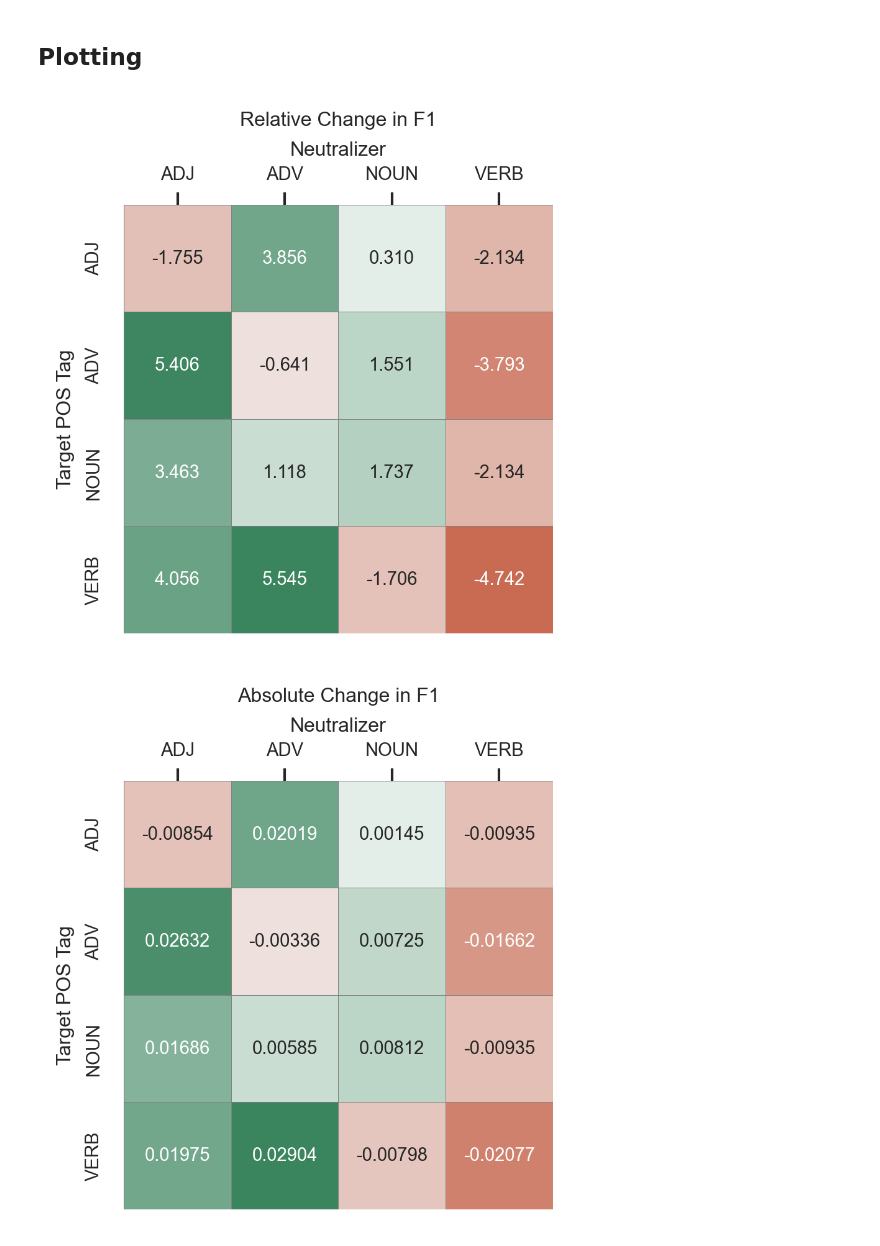
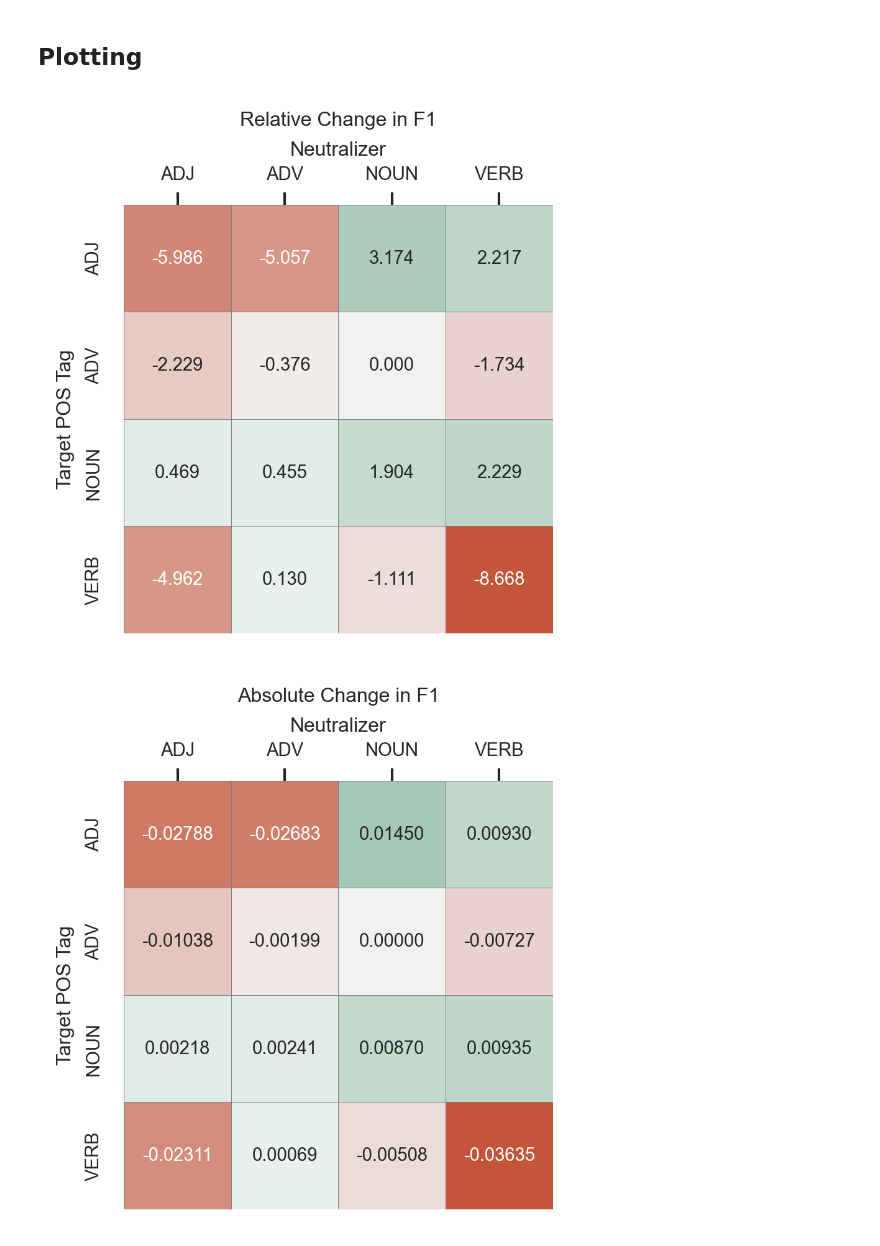
Before and after one commit to thesofakillers/infoshare, a Jupyter notebook: notebooks/lswsd_xtask.ipynb, the cells around one changed output. Saved outputs shown, nothing was run; the diff lists cells and outputs as text; code cells hidden in the pictures.

Commit message:
recompute lswsd xtask plots with centroids from same corpus

```diff
--- a/notebooks/lswsd_xtask.ipynb
+++ b/notebooks/lswsd_xtask.ipynb
@@ -125,7 +130,7 @@ named_sense_metadata
 
 First, let's look at what the baseline performance for each POS tag, since this can be informative.
 # %%
-lswsd_baseline = utils.get_baseline_series(lswsd_eval_path, 'f1')
+lswsd_baseline = utils.get_baseline_series(lswsd_eval_path, METRIC)
 # %%
 # here it is per-class
 lswsd_baseline
@@ -198,7 +203,7 @@ Now, let's do the same, but subtract POS centroids. Once again, we'll group by P
 # %%
 # first, let's get the cross-neutralised perfs
 # %%
-lswsd_xn_f1 = utils.get_xneutr_df(
-    f"{lswsd_eval_path}_*/events*", suffix_filter=r"^([A-Z]+)$", metric_name="f1"
+lswsd_xn_metric = utils.get_xneutr_df(
+    f"{lswsd_eval_path}_*/events*", suffix_filter=r"^([A-Z]+)$", metric_name=METRIC
 ).T
 # %%
@@ -251,24 +256,24 @@ def perf_by_pos(sense_perf_series:pd.core.series.Series, sense_metadata:Dict):
 
     return named_pos_baseline
 # %%
-lswsd_xn_f1_by_pos = lswsd_xn_f1[2:].apply(
+lswsd_xn_metric_by_pos = lswsd_xn_metric[2:].apply(
     perf_by_pos, axis=0, sense_metadata=named_sense_metadata, result_type="expand"
 )
-lswsd_xn_f1_by_pos.index.name = "Target"
-lswsd_xn_f1_by_pos = lswsd_xn_f1_by_pos[keep_pos]
+lswsd_xn_metric_by_pos.index.name = "Target"
+lswsd_xn_metric_by_pos = lswsd_xn_metric_by_pos[keep_pos]
 # %% [markdown]
 Now that we have grouped XN accuracies by POS tag, we can compute performance change with our baseline series
 # %%
-pos_grouped_f1_change_rel = utils.compute_perf_change(
+pos_grouped_metric_change_rel = utils.compute_perf_change(
     lswsd_pos_baseline,
-    lswsd_xn_f1_by_pos.T,
+    lswsd_xn_metric_by_pos.T,
     None,
     suffix_filter=r"^([A-Z]+)$",
     change="rel",
 )
-pos_grouped_f1_change_abs = utils.compute_perf_change(
+pos_grouped_metric_change_abs = utils.compute_perf_change(
     lswsd_pos_baseline,
-    lswsd_xn_f1_by_pos.T,
+    lswsd_xn_metric_by_pos.T,
     None,
     suffix_filter=r"^([A-Z]+)$",
     change="abs",
@@ -279,7 +284,7 @@ pos_grouped_f1_change_abs = utils.compute_perf_change(
 sns.set_context("paper", font_scale=0.8)
 f, ax1 = plt.subplots(1, 1, figsize=(COLWIDTH, COLWIDTH), dpi=300)
 ax1 = sns.heatmap(
-    pos_grouped_f1_change_rel * 100,
+    pos_grouped_metric_change_rel * 100,
     annot=True,
     annot_kws={"fontsize": 7},
     fmt="0.3f",
@@ -297,35 +302,35 @@ ax1.set_ylabel("Target POS Tag")
 ax1.set_xlabel("Neutralizer")
 ax1.xaxis.tick_top()
 ax1.xaxis.set_label_position('top')
-ax1.set_title("Relative Change in F1")
+ax1.set_title(f"Relative Change in {METRIC.upper()}")
 plt.tight_layout()
 plt.show()
 # %% [output]
-[figure, old version]
+[figure, new version]
 # %%
 sns.set_context("paper", font_scale=0.8)
 f, ax1 = plt.subplots(1, 1, figsize=(COLWIDTH, COLWIDTH), dpi=300)
 ax1 = sns.heatmap(
-    pos_grouped_f1_change_abs,
+    pos_grouped_metric_change_abs,
     annot=True,
     annot_kws={"fontsize": 7},
     fmt="0.5f",
     cmap=cmap,
     cbar=False,
     ax=ax1,
     # vmin=-100,
     # vmax=100,
     center=0,
     square=True,
     linewidths=0.2,
     linecolor="grey",
 )
 ax1.set_ylabel("Target POS Tag")
 ax1.set_xlabel("Neutralizer")
 ax1.xaxis.tick_top()
 ax1.xaxis.set_label_position('top')
-ax1.set_title("Absolute Change in F1")
+ax1.set_title(f"Absolute Change in {METRIC.upper()}")
 plt.tight_layout()
 plt.show()
 # %% [output]
-[figure, old version]
+[figure, new version]
```
Also changed, not shown: parts of 9 cells of this notebook.
